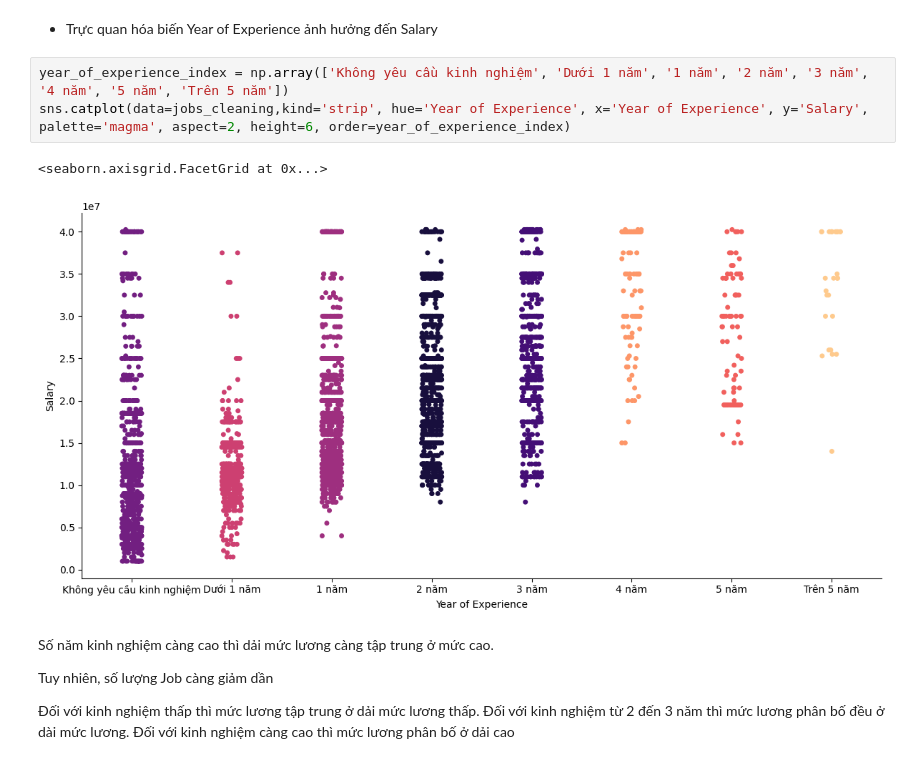
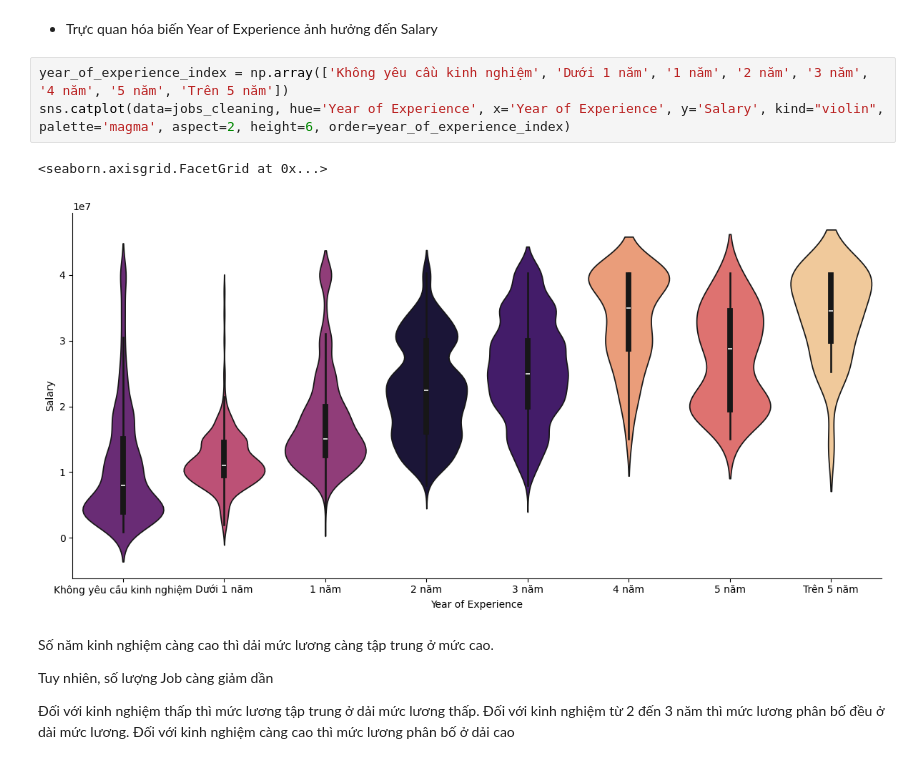
Before and after one commit to mxtruongplayboy/IT-salary-forecast-based-on-job-postings, a Jupyter notebook: src/presentation.ipynb, the cells around one changed output. Cells and saved outputs as stored; diff of their text form.

```diff
--- a/src/presentation.ipynb
+++ b/src/presentation.ipynb
@@ -276,10 +275,10 @@ Mức lương ở 2 thành phố lớn (Hà Nội và Hồ Chí Minh) có mức
 - Trực quan hóa biến Year of Experience ảnh hưởng đến Salary
 # %%
 year_of_experience_index = np.array(['Không yêu cầu kinh nghiệm', 'Dưới 1 năm', '1 năm', '2 năm', '3 năm', '4 năm', '5 năm', 'Trên 5 năm'])
-sns.catplot(data=jobs_cleaning,kind='strip', hue='Year of Experience', x='Year of Experience', y='Salary', palette='magma', aspect=2, height=6, order=year_of_experience_index)
+sns.catplot(data=jobs_cleaning, hue='Year of Experience', x='Year of Experience', y='Salary', kind="violin", palette='magma', aspect=2, height=6, order=year_of_experience_index)
 # %% [output]
 <seaborn.axisgrid.FacetGrid at 0x...>
-[figure, old version]
+[figure, new version]
 # %% [markdown]
 Số năm kinh nghiệm càng cao thì dải mức lương càng tập trung ở mức cao.
 
```
Also changed, not shown: parts of 3 cells of this notebook, 17 other files.
